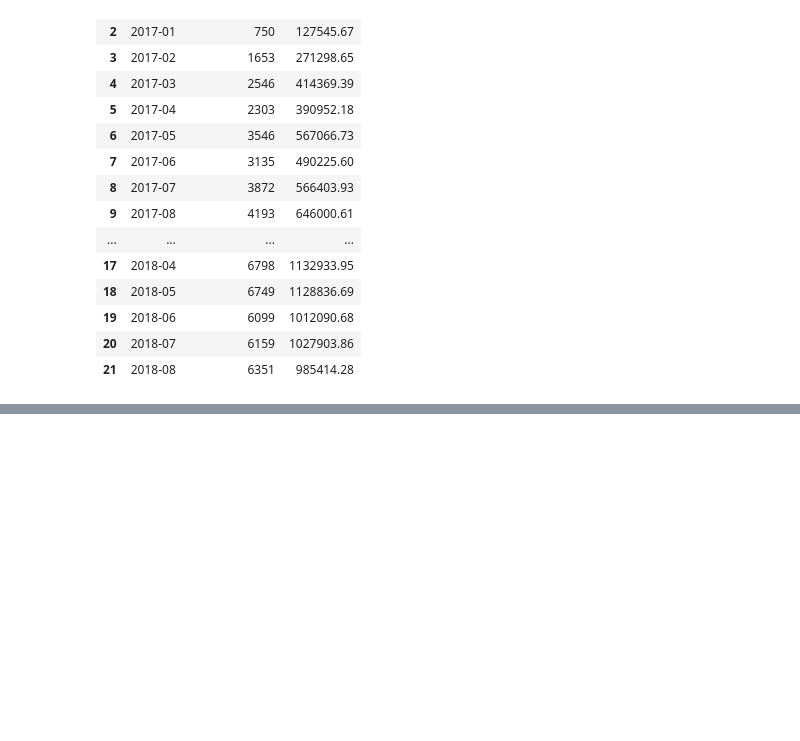
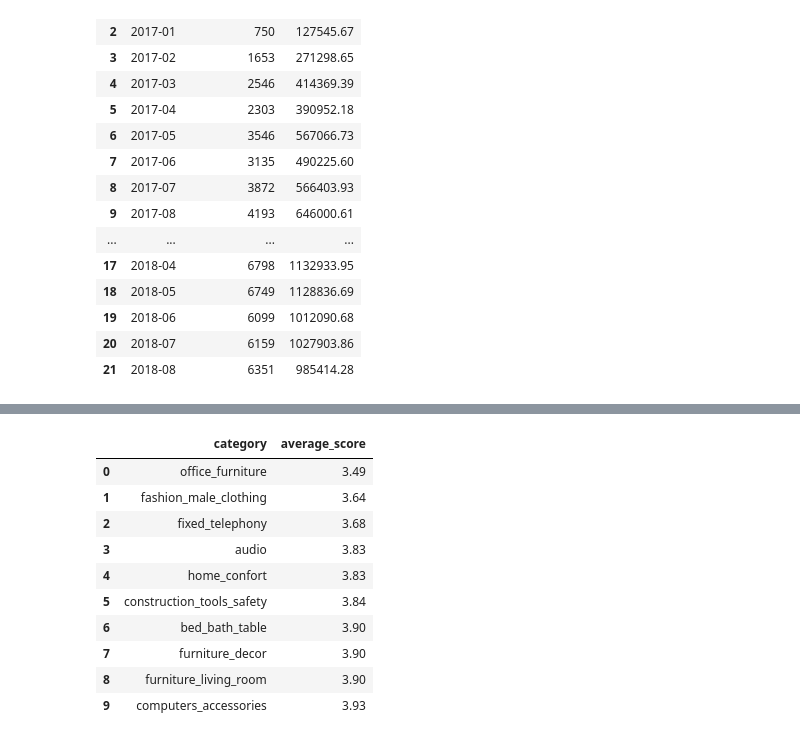
Before and after one commit to kevinmullet/olist-analysis, a Jupyter notebook: olist_customers.ipynb, the cells around one changed output, grey strips where cells are left out. Drawn from its saved outputs; the diff is of its cells as text; code cells hidden in the pictures; blank space fills up the shorter version.

```diff
--- a/olist_customers.ipynb
+++ b/olist_customers.ipynb
@@ -246,0 +267,28 @@ ORDER BY month
+# %%
+# Kategori dengan rata-rata review terendah (minimal 50 order)
+q("""
+SELECT
+  t.product_category_name_english AS category,
+  ROUND(AVG(r.review_score),2) AS average_score
+FROM order_reviews r
+JOIN orders o ON r.order_id = o.order_id
+JOIN order_items i ON o.order_id = i.order_id
+JOIN products p ON i.product_id = p.product_id
+JOIN product_category_name_translation t ON p.product_category_name = t.product_category_name
+GROUP BY category
+HAVING COUNT(DISTINCT i.order_id) >= 50
+ORDER BY average_score ASC
+LIMIT 10
+""")
+# %% [output]
+|  | category | average_score |
+| 0 | office_furniture | 3.49 |
+| 1 | fashion_male_clothing | 3.64 |
+| 2 | fixed_telephony | 3.68 |
+| 3 | audio | 3.83 |
+| 4 | home_confort | 3.83 |
+| 5 | construction_tools_safety | 3.84 |
+| 6 | bed_bath_table | 3.90 |
+| 7 | furniture_decor | 3.90 |
+| 8 | furniture_living_room | 3.90 |
+| 9 | computers_accessories | 3.93 |
```
Also changed, not shown: parts of 2 cells of this notebook.
